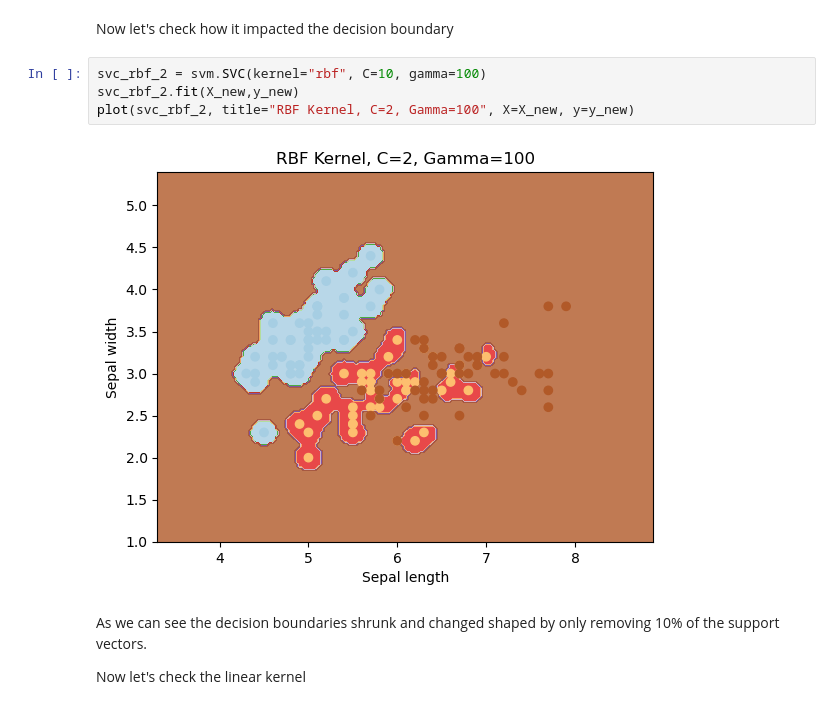
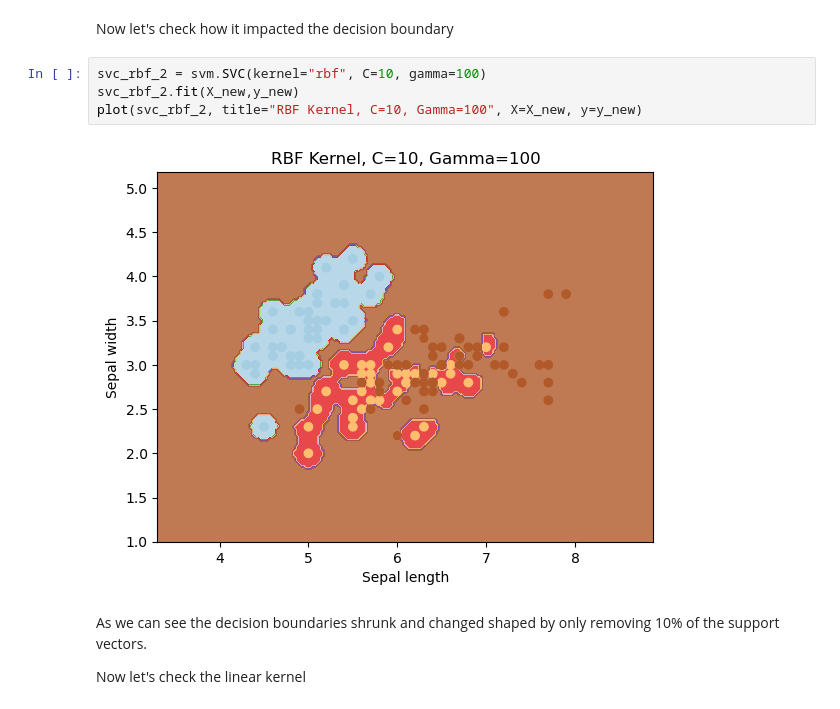
Before and after one commit to Singularitty/AdvancedMachineLearning, a Jupyter notebook: Assignment2/assignment2.ipynb, the cells around one changed output. Cells and saved outputs as stored; diff of their text form.

```diff
--- a/Assignment2/assignment2.ipynb
+++ b/Assignment2/assignment2.ipynb
@@ -71,9 +71,9 @@ Now let's check how it impacted the decision boundary
 # %%
 svc_rbf_2 = svm.SVC(kernel="rbf", C=10, gamma=100)
 svc_rbf_2.fit(X_new,y_new)
-plot(svc_rbf_2, title="RBF Kernel, C=2, Gamma=100", X=X_new, y=y_new)
+plot(svc_rbf_2, title="RBF Kernel, C=10, Gamma=100", X=X_new, y=y_new)
 # %% [output]
-[figure, old version]
+[figure, new version]
 # %% [markdown]
 As we can see the decision boundaries shrunk and changed shaped by only removing 10% of the support vectors.
 
```
Also changed, not shown: parts of 2 cells of this notebook.
